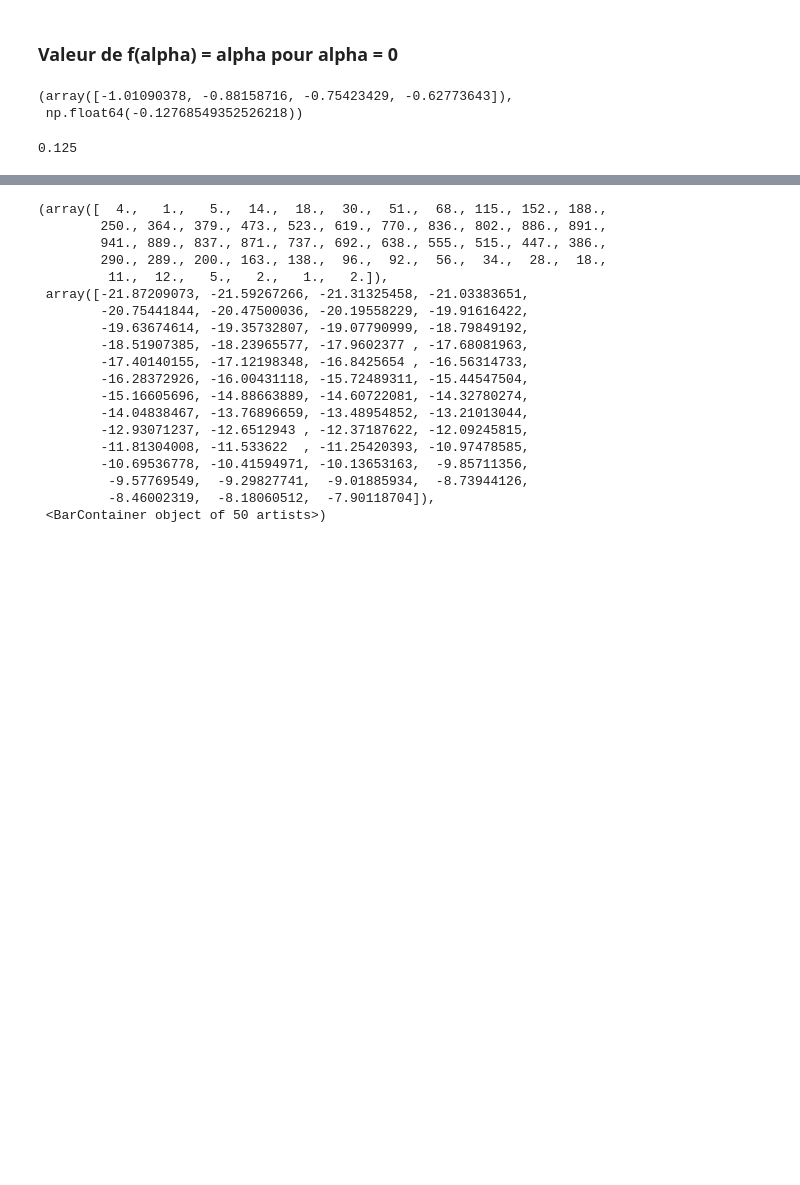
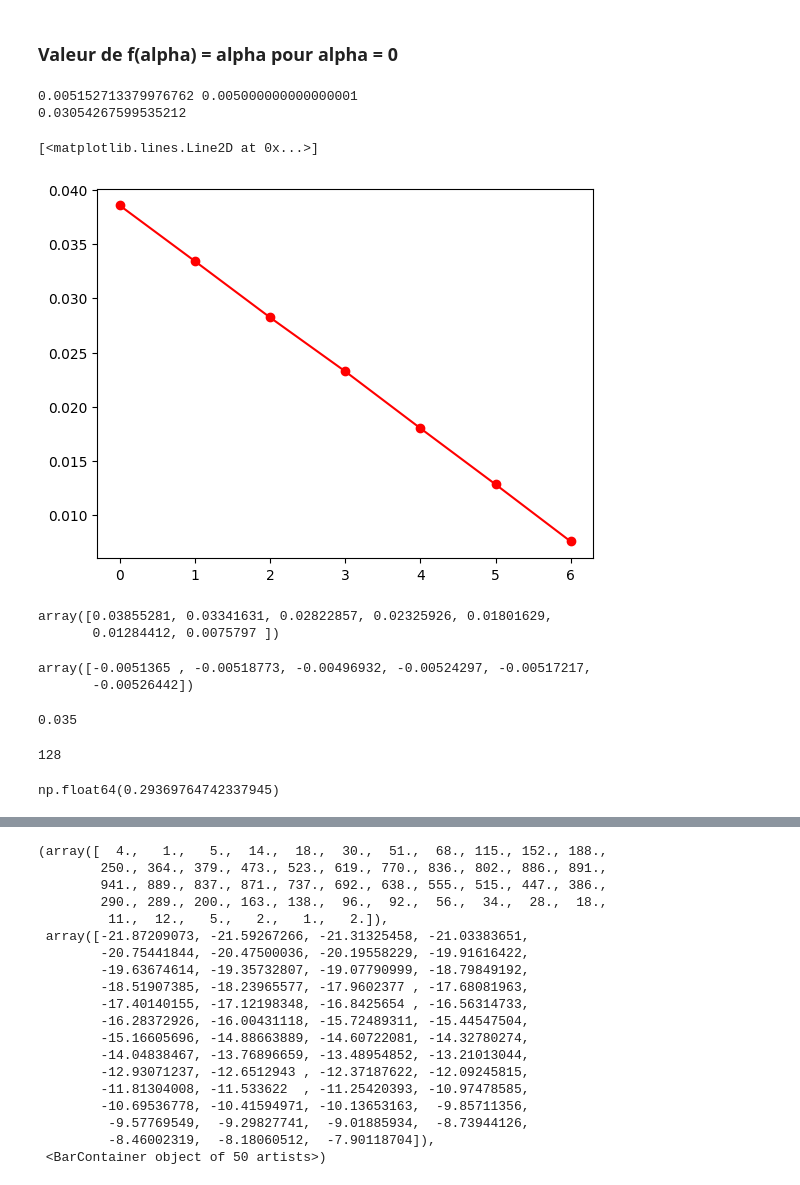
Before and after one commit to fsemecurbe/MMTMSS, a Jupyter notebook: MMTMSS.ipynb, the cells around one changed output, grey strips where cells are left out. Saved outputs shown, nothing was run; the diff lists cells and outputs as text; code cells hidden in the pictures; blank space fills up the shorter version.

Commit message:
Add the mean, variance and f(1) (entropy)

```diff
--- a/MMTMSS.ipynb
+++ b/MMTMSS.ipynb
@@ -92,23 +92,51 @@ plt.hist(np.log2(pop.flatten('F')), bins=100)
 # %% [markdown]
 ### Valeur de f(alpha) = alpha pour alpha = 0
 # %%
-sigma = 0.25
-lnc = multivariate_lognormal_cascade(12, sigma1=sigma, sigma2=.4, corr=.0)
-pop = block_reduce(lnc[:,:,0], block_size = (64,64), func = np.sum)
+sigma = .05
+lnc = multivariate_lognormal_cascade(10, sigma1=sigma, sigma2=.4, corr=.0)
+pop = block_reduce(lnc[:,:,0], block_size = (16,16), func = np.sum)
 entropies =  []
 entropies2 = []
-scales = np.array([i for i in range(4)])
+scales = np.array([i for i in range(7)])
 for i in scales:
      small_arr = block_reduce(pop, block_size=(2**i,2**i), func=np.sum)
-     entropies.append(-np.mean(np.log2(small_arr)))
-     entropies2.append(-np.var(np.log2(small_arr)))
+     entropies.append(-np.mean(np.log2(small_arr.flatten('F'))))
+     entropies2.append(np.var(np.log2(small_arr.flatten('F'))))
 entropies2 = np.array(entropies2)
 # %%
-entropies2, -np.sum((entropies2 - entropies2.mean()) * (scales - scales.mean())) / np.sum((scales - scales.mean())**2)
+sigma_emp =   -np.sum((entropies2 - entropies2.mean()) * (scales - scales.mean())) / np.sum((scales - scales.mean())**2)
+sigma_the = sigma**2 * 2
+print(sigma_emp, sigma_the)
+print(( sigma_emp - sigma_the) / sigma_the )
 # %% [output]
-(array([-1.01090378, -0.88158716, -0.75423429, -0.62773643]),
- np.float64(-0.12768549352526218))
+0.005152713379976762 0.005000000000000001
+0.03054267599535212
-# %%
-sigma**2 * 2
-# %% [output]
-0.125
+# %%
+plt.plot(scales, entropies2, 'o-r')
+# %% [output]
+[<matplotlib.lines.Line2D at 0x...>]
+[figure, added]
+# %%
+entropies2
+# %% [output]
+array([0.03855281, 0.03341631, 0.02822857, 0.02325926, 0.01801629,
+       0.01284412, 0.0075797 ])
+# %%
+entropies2[1:] - entropies2[: (-1)]
+# %% [output]
+array([-0.0051365 , -0.00518773, -0.00496932, -0.00524297, -0.00517217,
+       -0.00526442])
+# %%
+7*sigma_the
+# %% [output]
+0.035
+# %%
+2**7
+# %% [output]
+128
+# %%
+i=1
+small_arr = block_reduce(pop, block_size=(2**i,2**i), func=np.sum)
+np.var(np.log2(small_arr.flatten('F')))
+# %% [output]
+np.float64(0.29369764742337945)
```
Also changed, not shown: parts of 2 cells of this notebook.
